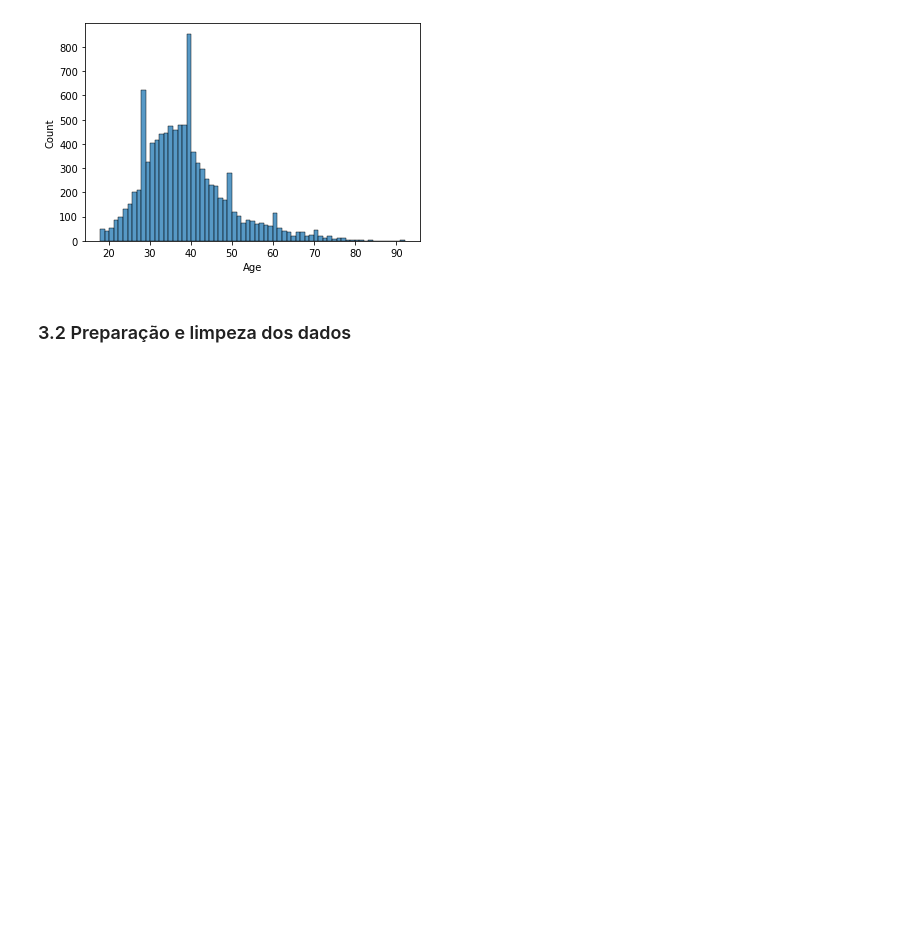
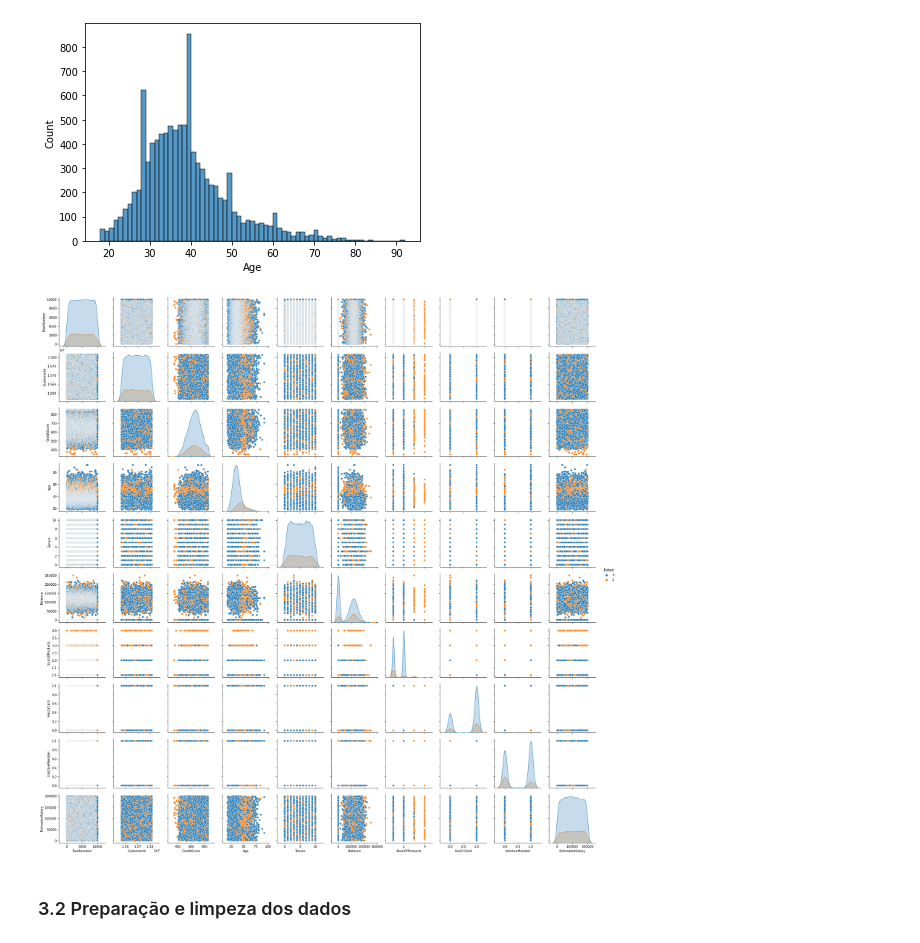
Before and after one commit to Mario-RJunior/DataScience-Awari, a Jupyter notebook: Unidade8-Machine-Learning/Classificacao/classification_project_br.ipynb, the cells around one changed output. Saved outputs shown, nothing was run; the diff lists cells and outputs as text; code cells hidden in the pictures; blank space fills up the shorter version.

Commit message:
Adicionado pairplot

```diff
--- a/Unidade8-Machine-Learning/Classificacao/classification_project_br.ipynb
+++ b/Unidade8-Machine-Learning/Classificacao/classification_project_br.ipynb
@@ -127,6 +127,12 @@ sns.histplot(data=df, x='Age')
 plt.show()
 # %% [output]
 [figure]
+# %%
+# Pairplot
+sns.pairplot(data=df, hue='Exited')
+plt.show()
+# %% [output]
+[figure, added]
 # %% [markdown]
 
 ### 3.2 Preparação e limpeza dos dados
```
